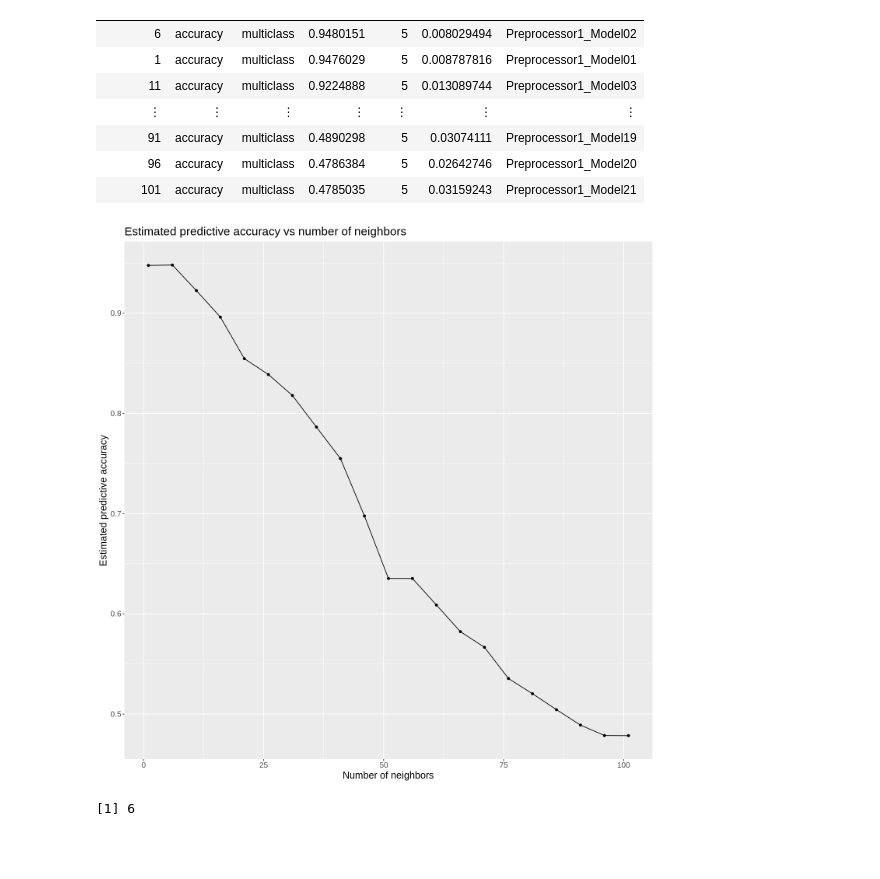
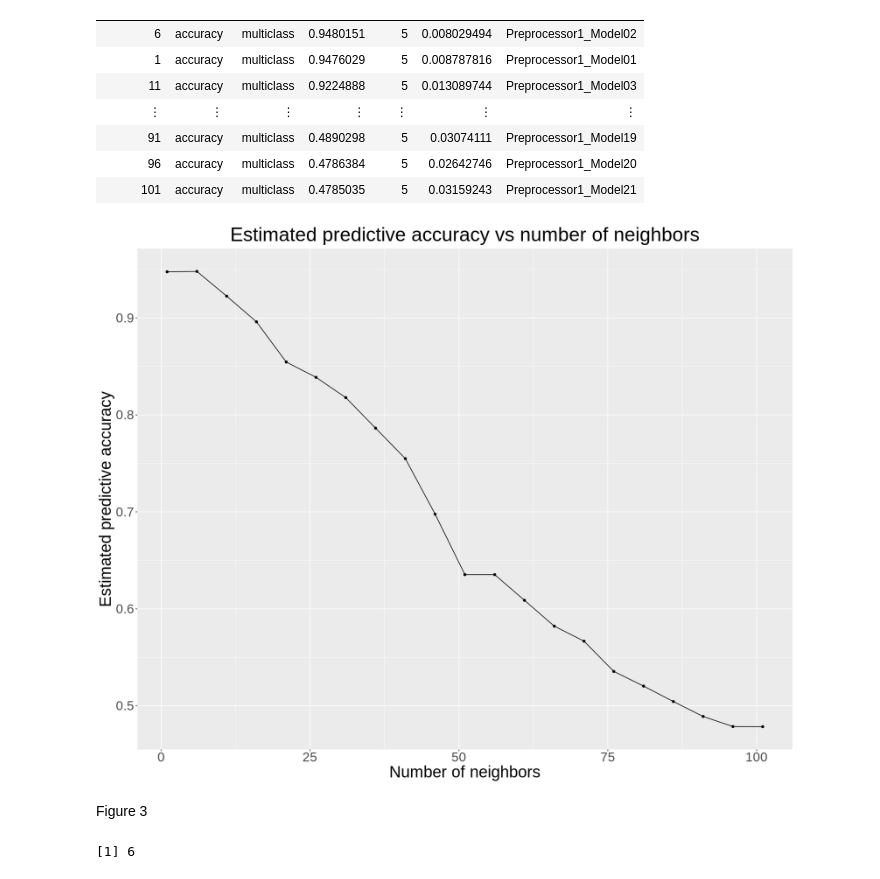
Before and after one commit to Anson-Chan-HK/DSCI-100-2023S1-4-PROJECT, a Jupyter notebook: actual_project.ipynb, the cells around one changed output. Saved outputs shown, nothing was run; the diff lists cells and outputs as text; code cells hidden in the pictures; blank space fills up the shorter version.

```diff
--- a/actual_project.ipynb
+++ b/actual_project.ipynb
@@ -376,18 +381,21 @@ A tibble: 21 × 7
 | 96 | accuracy | multiclass | 0.4786384 | 5 | 0.02642746 | Preprocessor1_Model20 |
 | 101 | accuracy | multiclass | 0.4785035 | 5 | 0.03159243 | Preprocessor1_Model21 |
 # %%
-#Graphing K values VS their respective accuracies
+#Graphing K values (number of neighbors) VS their respective accuracies
 
+options(repr.plot.width = 15, repr.plot.height = 12)
 accuracies_vs_neighbors <- ggplot(accuracies, aes(x = neighbors, y = mean)) +
                             geom_point(alpha = 1)+
                             geom_line()+
                             labs(x = "Number of neighbors", y = "Estimated predictive accuracy")+
-                            theme(text = element_text(size = 15)) +
+                           theme(text = element_text(size = 25, hjust = 0.5), plot.title = element_text(size = 30, hjust = 0.5)) +
                             ggtitle("Estimated predictive accuracy vs number of neighbors")
 
 accuracies_vs_neighbors
 # %% [output]
-[figure, old version]
+[figure, new version]
+# %% [markdown]
+Figure 3
 # %%
 #Finding which K value has the highest accuracy
 
```
Also changed, not shown: parts of 11 cells of this notebook.
